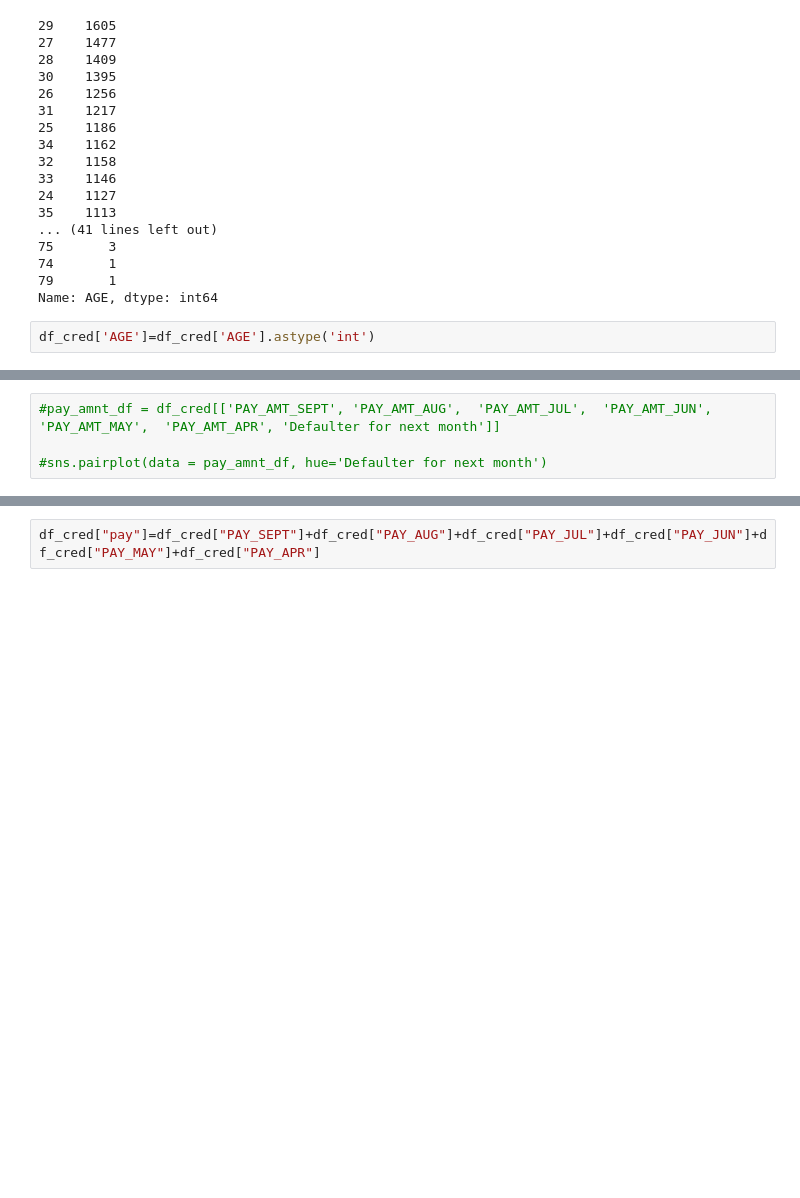
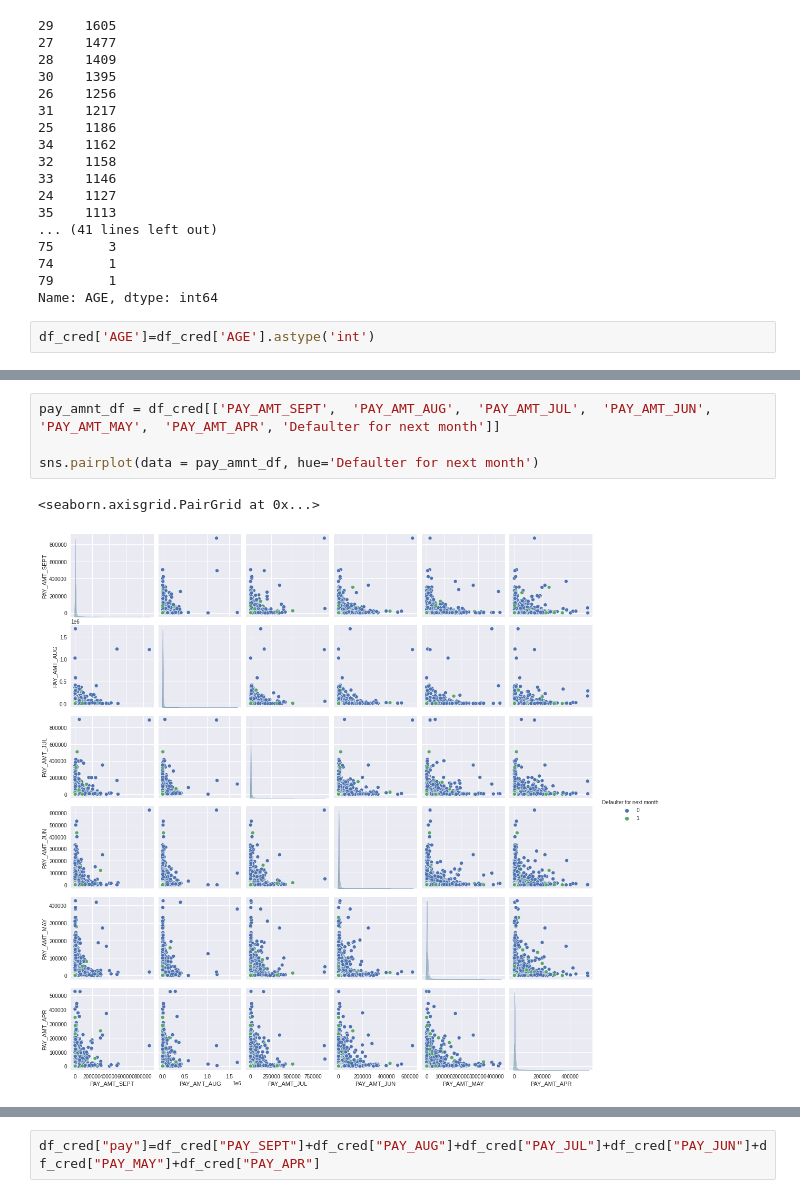
Before and after one commit to Hkhero79/HK-Credit-card-default-prediction, a Jupyter notebook: HK_Credit_Card_Default_Prediction.ipynb, the cells around one changed output, grey strips where cells are left out. Drawn from its saved outputs; the diff is of its cells as text; blank space fills up the shorter version.

```diff
--- a/HK_Credit_Card_Default_Prediction.ipynb
+++ b/HK_Credit_Card_Default_Prediction.ipynb
@@ -354,7 +359,10 @@ for col in pay_col:
 # %%
-#pay_amnt_df = df_cred[['PAY_AMT_SEPT',	'PAY_AMT_AUG',	'PAY_AMT_JUL',	'PAY_AMT_JUN',	'PAY_AMT_MAY',	'PAY_AMT_APR', 'Defaulter for next month']]
+pay_amnt_df = df_cred[['PAY_AMT_SEPT',	'PAY_AMT_AUG',	'PAY_AMT_JUL',	'PAY_AMT_JUN',	'PAY_AMT_MAY',	'PAY_AMT_APR', 'Defaulter for next month']]
 
-#sns.pairplot(data = pay_amnt_df, hue='Defaulter for next month')
+sns.pairplot(data = pay_amnt_df, hue='Defaulter for next month')
+# %% [output]
+<seaborn.axisgrid.PairGrid at 0x...>
+[figure, added]
 # %%
 plt.figure(figsize=(10,5))
 sns.boxplot(x='Defaulter for next month',y='AGE',data=df_cred)
```
Also changed, not shown: parts of 40 cells of this notebook.
